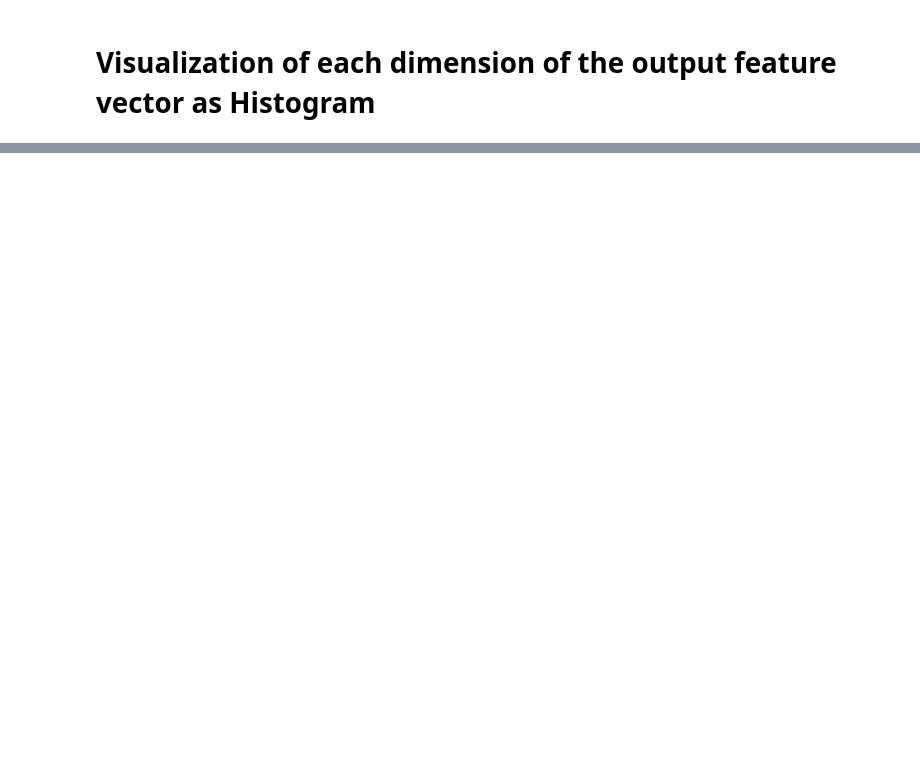
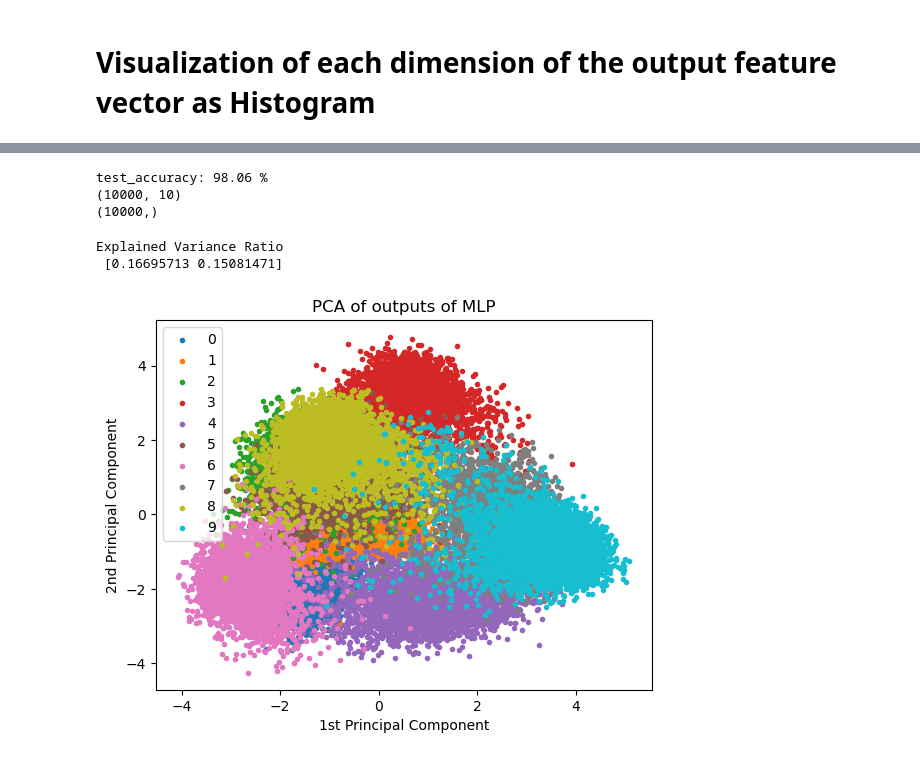
Before and after one commit to namoshi/dl_intro, a Jupyter notebook: CNN_mnist_labelsmoothing.ipynb, the cells around one changed output, grey strips where cells are left out. Cells and saved outputs as stored; diff of their text form; code cells hidden in the pictures; blank space fills up the shorter version.

```diff
--- a/CNN_mnist_labelsmoothing.ipynb
+++ b/CNN_mnist_labelsmoothing.ipynb
@@ -401,0 +493,13 @@ for k in range(nclass):
+# %%
+# ======== eval_mode (test samples) ======
+net.eval()
+with torch.no_grad():
+    total = 0
+    test_acc = 0
+    for images, labels in test_loader:
+#        images, labels = images.view(-1, 28 * 28 * 1 ).to(device), labels.to(device)
+        images, labels = images.to(device), labels.to(device)
+        outputs = net(images)
+        test_acc += (outputs.max(1)[1] == labels).sum().item()
+        total += labels.size(0)
+    print('test_accuracy: {} %'.format(100 * test_acc / total))
@@ -401,0 +574,64 @@ for k in range(nclass):
+# %%
+# ======== eval_mode (test samples) ======
+net.eval()
+test_features = np.zeros((len(test_dataset), 10))
+test_labels = np.zeros(len(test_dataset), dtype=int)
+
+with torch.no_grad():
+    total = 0
+    acc = 0
+    i = 0
+    for images, labels in test_loader:
+        images, labels = images.to(device), labels.to(device)
+        outputs = net(images)
+        acc += (outputs.max(1)[1] == labels).sum().item()
+        total += labels.size(0)
+        len_batch = len(images)
+        test_features[i:i+len_batch] = outputs.cpu().detach().numpy()
+        test_labels[i:i+len_batch] = labels.cpu().detach().numpy()
+        i += len_batch
+    print('test_accuracy: {} %'.format(100 * acc / total))
+
+print(test_features.shape)
+print(test_labels.shape)
+# %% [output]
+test_accuracy: 98.06 %
+(10000, 10)
+(10000,)
+# %%
+from sklearn.decomposition import PCA
+import matplotlib.pyplot as plt
+
+## PCA
+pca = PCA(n_components=2)
+#pca = PCA(n_components=2, svd_solver='randomized')
+train_pca_score = pca.fit(train_features).transform(train_features)
+#print(pca.singular_values_)
+print('Explained Variance Ratio\n', pca.explained_variance_ratio_)
+
+test_pca_score = pca.transform(test_features)
+#print(train_pca_score)
+#print(test_pca_score)
+# %% [output]
+Explained Variance Ratio
+ [0.16695713 0.15081471]
+# %%
+nclass = 10
+#colors = np.random.rand(nclass) * 500000000000
+colors = ['binary', 'gist_yarg', 'gist_gray', 'gray', 'bone',
+                      'pink', 'spring', 'summer', 'autumn', 'winter', 'cool',
+                      'Wistia', 'hot', 'afmhot', 'gist_heat', 'copper']
+
+## plot
+plt.figure()
+for k in range(nclass):
+    plt.scatter(train_pca_score[train_labels == k, 0], train_pca_score[train_labels == k, 1], marker='.', label=k)
+#plt.scatter(train_features[:, 0], train_features[:, 1], c=colors[train_labels], marker=".", label=colors)
+plt.legend()
+plt.title('PCA of outputs of MLP')
+plt.xlabel('1st Principal Component')
+plt.ylabel('2nd Principal Component')
+plt.savefig('MLP_mnist_labelsmoothing_train_features.png')
+plt.show()
+# %% [output]
+[figure, added]
```
Also changed, not shown: parts of 25 cells of this notebook, 6 other files.
